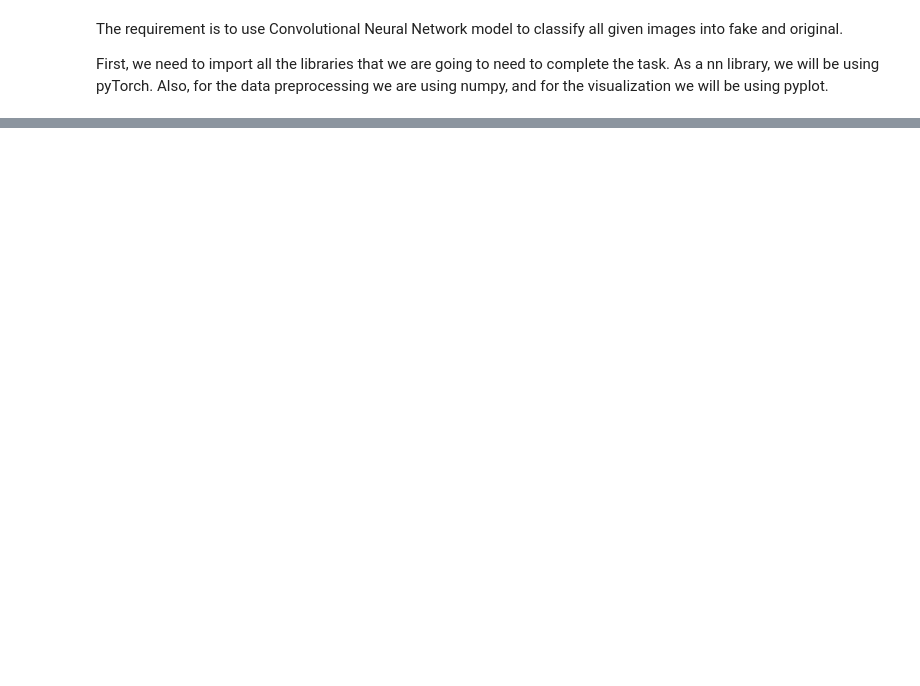
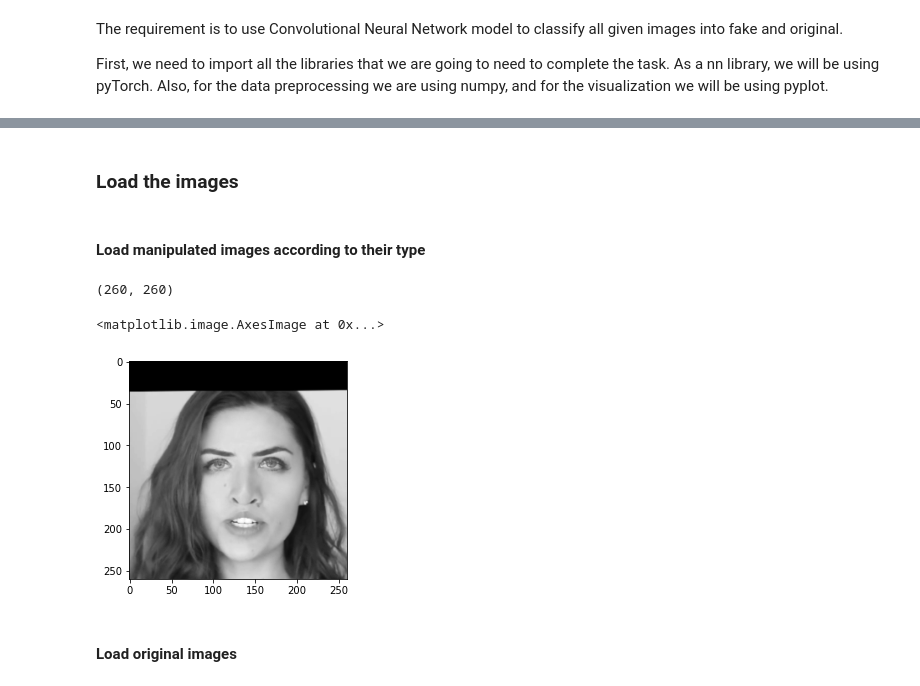
Before and after one commit to jorjepadre/DeepFake, a Jupyter notebook: deep_fake.ipynb, the cells around one changed output, grey strips where cells are left out. Drawn from its saved outputs; the diff is of its cells as text; code cells hidden in the pictures; blank space fills up the shorter version.

Commit message:
Tying to preprocess data

```diff
--- a/deep_fake.ipynb
+++ b/deep_fake.ipynb
@@ -17,0 +52,2 @@ ModuleNotFoundError: No module named 'torch'
+# %% [markdown]
+### Load the images
@@ -17,0 +70,40 @@ ModuleNotFoundError: No module named 'torch'
+# %% [markdown]
+#### Load manipulated images according to their type
+# %%
+if len(manipulated_paths) == 0:
+    print("Could not find imgdb directory!  " +  "Make sure you put it here: " + os.getcwd() )
+else:
+
+    # load image data
+    for path in manipulated_paths:
+
+#         img = skimage.io.imread(path, pilmode='L')
+        img = PIL.Image.open(path).convert('L')
+        img = transform(img)
+
+        name = os.path.split(path)[-1]
+        manipulation_type = name.split('_')[0]
+
+        if (manipulation_type == 'F2F'):
+            f2f.append(img)
+        elif (manipulation_type == 'eyes'):
+            eyes.append(img)
+        elif (manipulation_type == 'mouth'):
+            mouth.append(img)
+        elif (manipulation_type == 'NT'):
+            nt.append(img)
+        elif (manipulation_type == 'DF'):
+            df.append(img)
+        elif (manipulation_type == 'FS'):
+            fs.append(img)
+
+manipulated_images = [f2f, eyes, mouth, nt, df, fs]
+# %%
+print(f2f[0].size)
+plt.imshow(f2f[0], cmap="gray")
+# %% [output]
+(260, 260)
+<matplotlib.image.AxesImage at 0x...>
+[figure, added]
+# %% [markdown]
+#### Load original images
```
Also changed, not shown: parts of 24 cells of this notebook, 2 other files.
